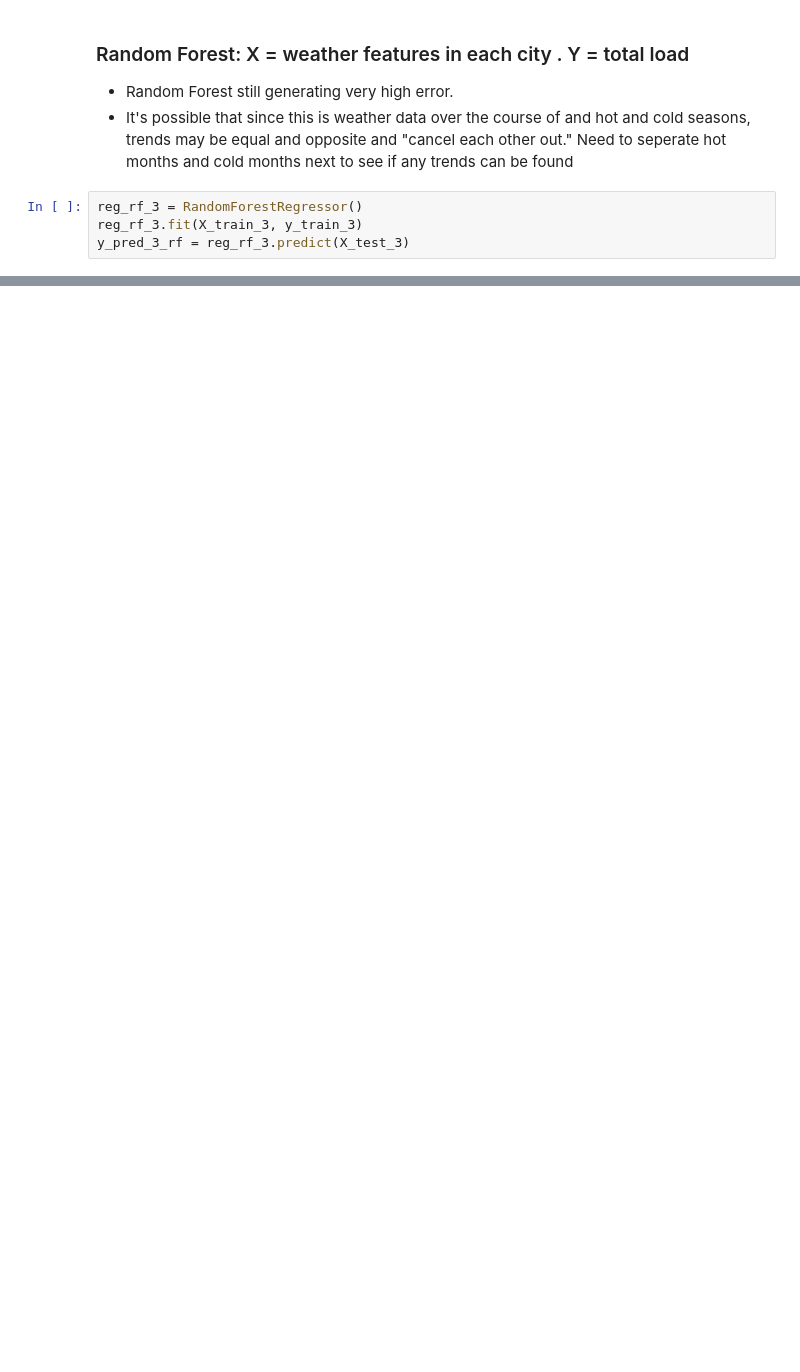
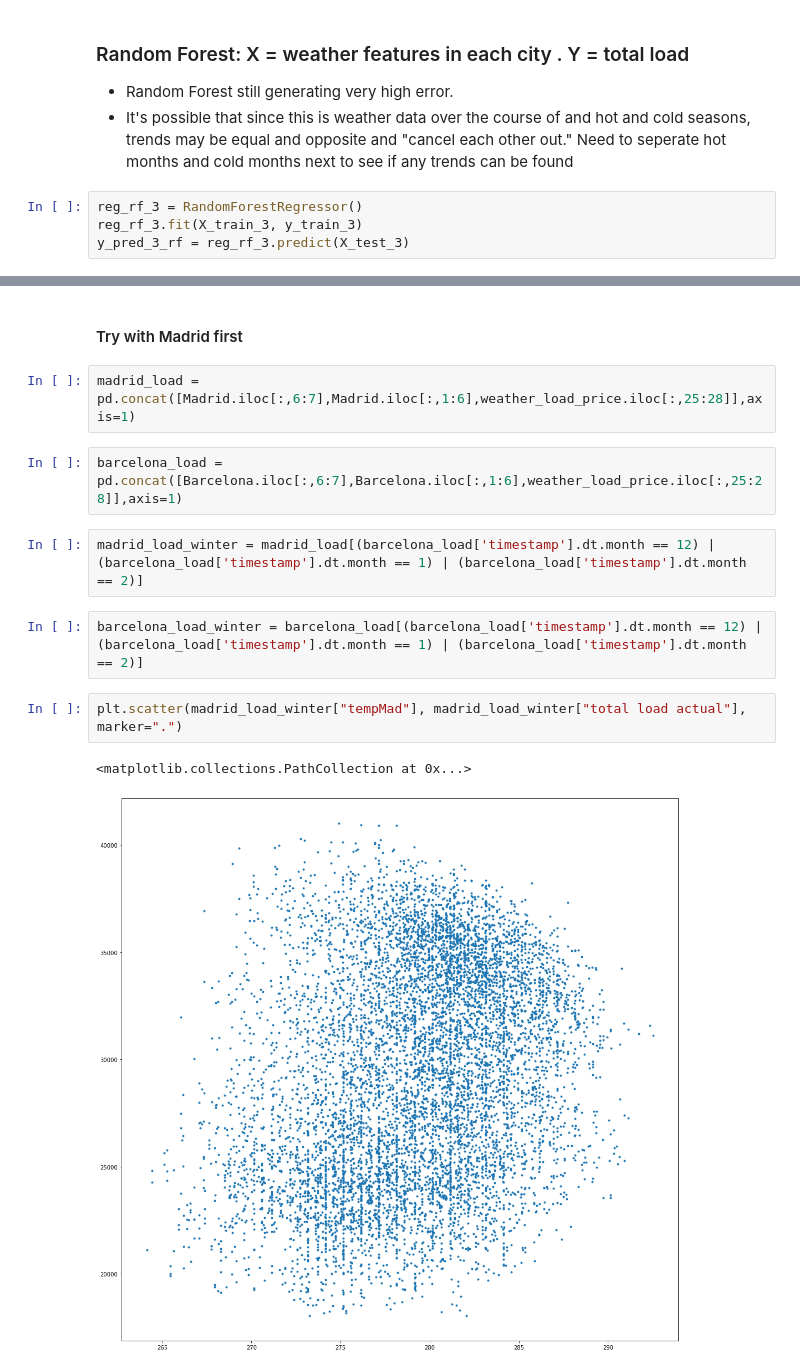
Before and after one commit to dbolis/Spain-Energy-Data-Analysis, a Jupyter notebook: EnergyNotebook.ipynb, the cells around one changed output, grey strips where cells are left out. Drawn from its saved outputs; the diff is of its cells as text; blank space fills up the shorter version.

Commit message:
seperating and performing linear regression on summer months

```diff
--- a/EnergyNotebook.ipynb
+++ b/EnergyNotebook.ipynb
@@ -721,0 +725,15 @@ Mean Squared Error: 8821099.101350341
+# %% [markdown]
+#### Try with Madrid first
+# %%
+madrid_load = pd.concat([Madrid.iloc[:,6:7],Madrid.iloc[:,1:6],weather_load_price.iloc[:,25:28]],axis=1)
+# %%
+barcelona_load = pd.concat([Barcelona.iloc[:,6:7],Barcelona.iloc[:,1:6],weather_load_price.iloc[:,25:28]],axis=1)
+# %%
+madrid_load_winter = madrid_load[(barcelona_load['timestamp'].dt.month == 12) | (barcelona_load['timestamp'].dt.month == 1) | (barcelona_load['timestamp'].dt.month == 2)]
+# %%
+barcelona_load_winter = barcelona_load[(barcelona_load['timestamp'].dt.month == 12) | (barcelona_load['timestamp'].dt.month == 1) | (barcelona_load['timestamp'].dt.month == 2)]
+# %%
+plt.scatter(madrid_load_winter["tempMad"], madrid_load_winter["total load actual"], marker=".")
+# %% [output]
+<matplotlib.collections.PathCollection at 0x...>
+[figure, added]
```
Also changed, not shown: parts of 36 cells of this notebook.
